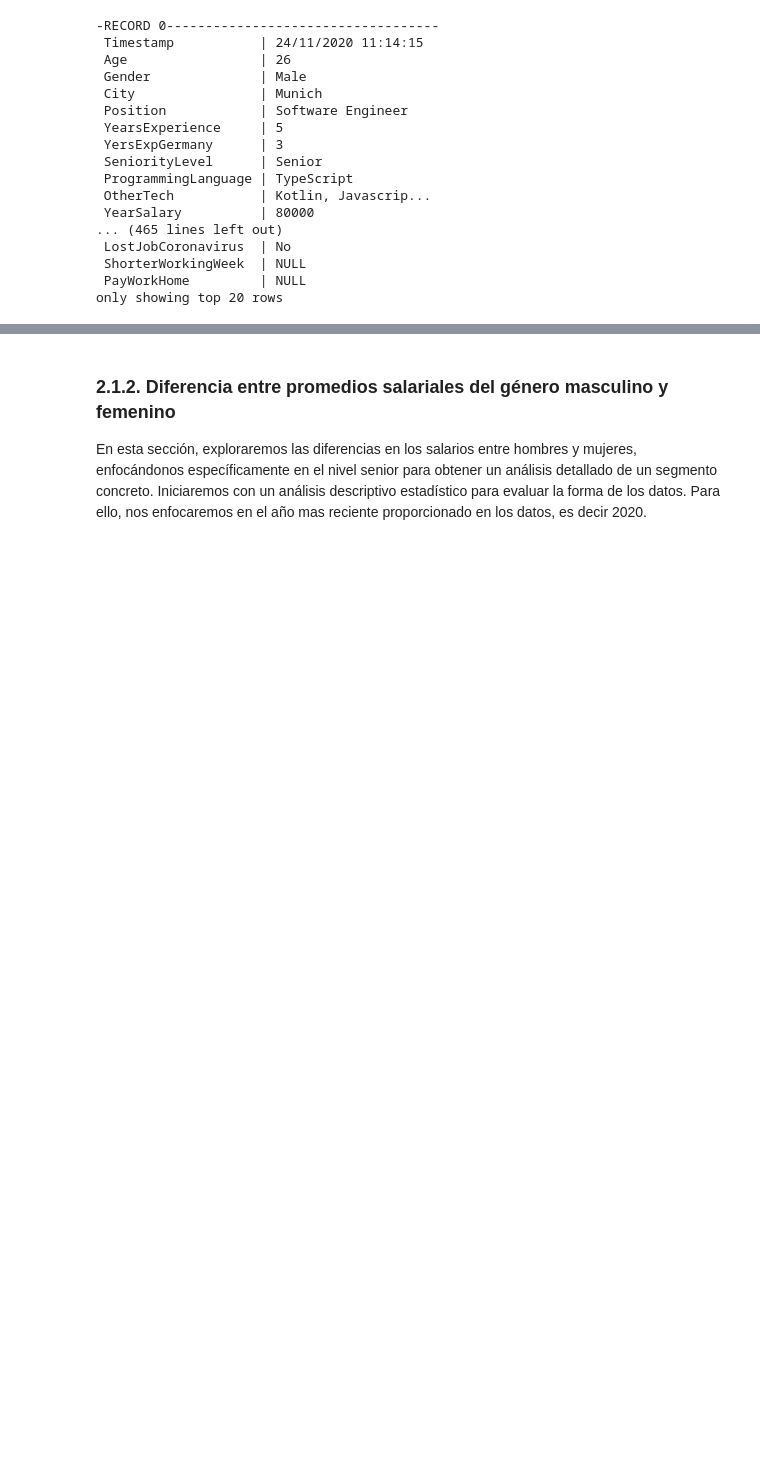
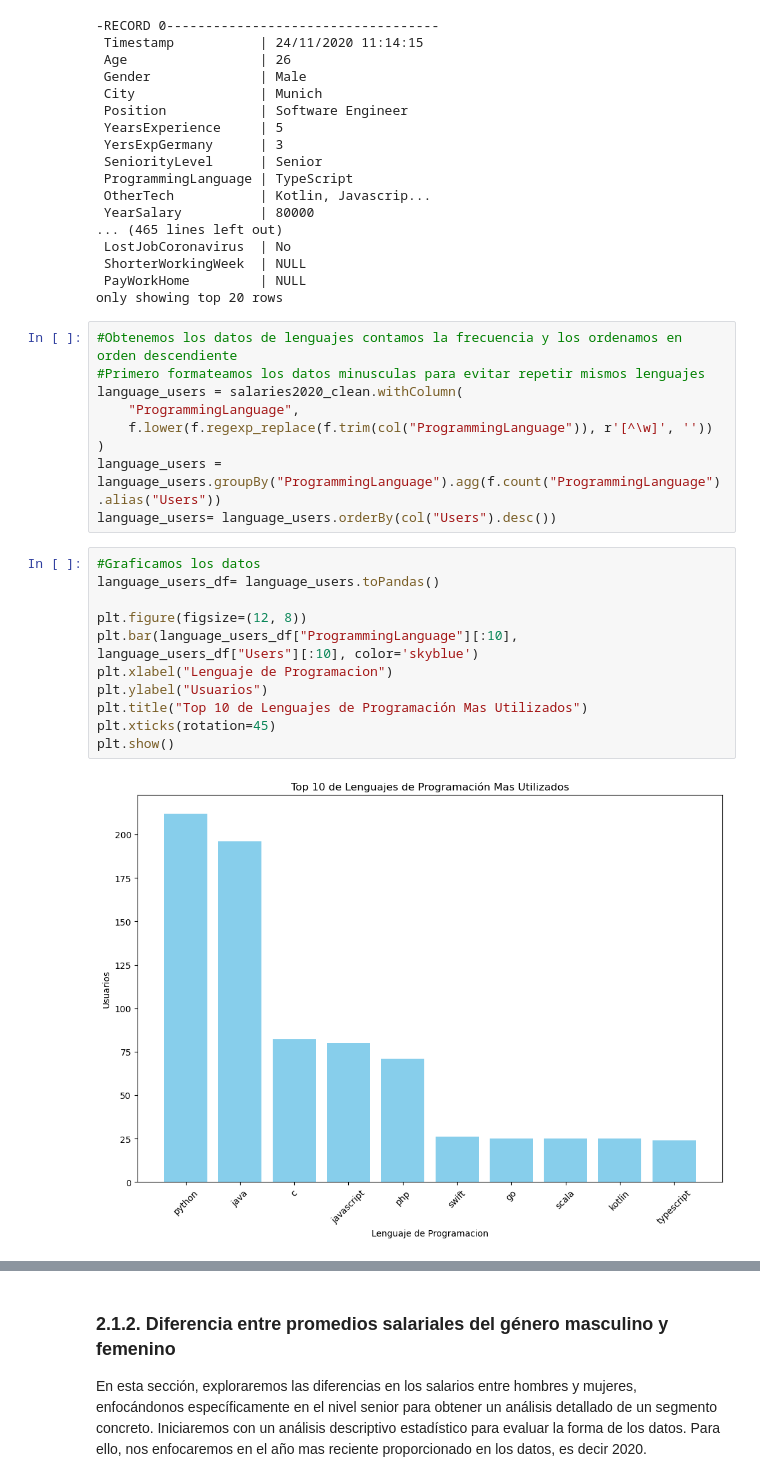
Before and after one commit to Montse1708/Proyecto-Final, a Jupyter notebook: IT_Salary.ipynb, the cells around one changed output, grey strips where cells are left out. Saved outputs shown, nothing was run; the diff lists cells and outputs as text; blank space fills up the shorter version.

Commit message:
concluye analisis de lenguajes mas usados

```diff
--- a/IT_Salary.ipynb
+++ b/IT_Salary.ipynb
@@ -278,3 +278,25 @@ salaries2020_clean.show(truncate=True, vertical=True)
  ShorterWorkingWeek  | NULL
  PayWorkHome         | NULL
 only showing top 20 rows
+# %%
+#Obtenemos los datos de lenguajes contamos la frecuencia y los ordenamos en orden descendiente
+#Primero formateamos los datos minusculas para evitar repetir mismos lenguajes
+language_users = salaries2020_clean.withColumn(
+    "ProgrammingLanguage",
+    f.lower(f.regexp_replace(f.trim(col("ProgrammingLanguage")), r'[^\w]', ''))
+)
+language_users = language_users.groupBy("ProgrammingLanguage").agg(f.count("ProgrammingLanguage").alias("Users"))
+language_users= language_users.orderBy(col("Users").desc())
+# %%
+#Graficamos los datos
+language_users_df= language_users.toPandas()
+
+plt.figure(figsize=(12, 8))
+plt.bar(language_users_df["ProgrammingLanguage"][:10], language_users_df["Users"][:10], color='skyblue')
+plt.xlabel("Lenguaje de Programacion")
+plt.ylabel("Usuarios")
+plt.title("Top 10 de Lenguajes de Programación Mas Utilizados")
+plt.xticks(rotation=45)
+plt.show()
+# %% [output]
+[figure, added]
```
Also changed, not shown: parts of 2 cells of this notebook, 1 other file.
